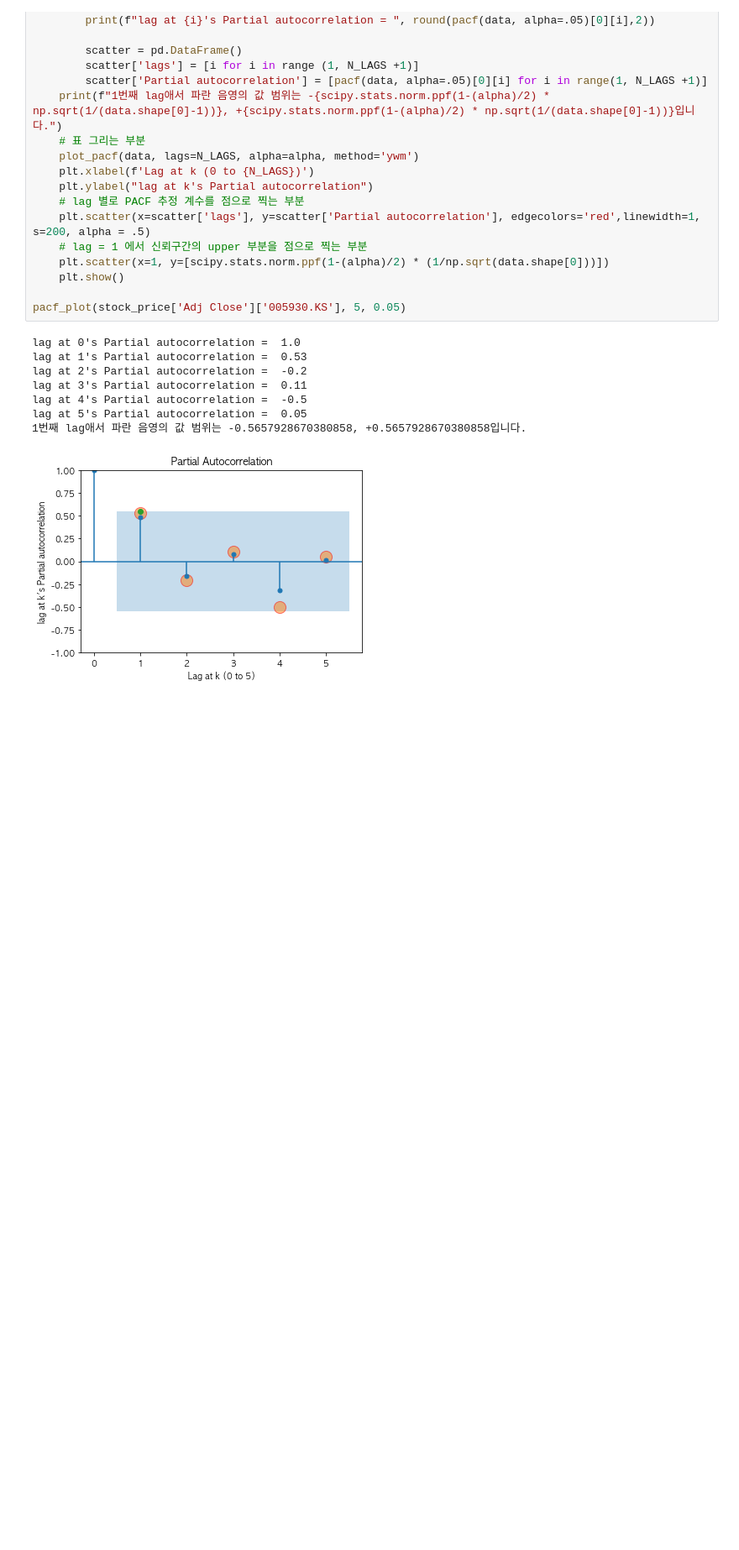
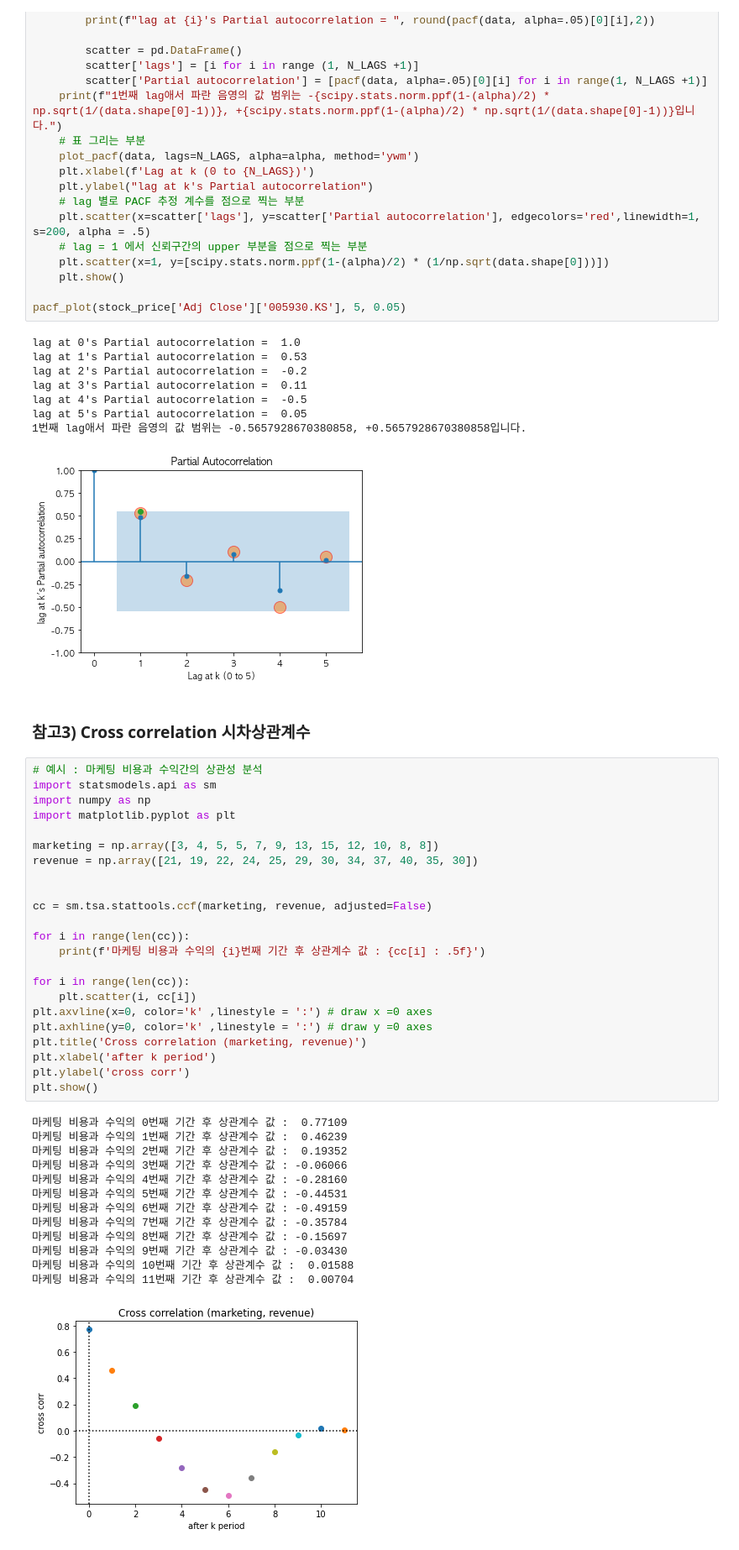
Before and after one commit to freejyb/fin_stats, a Jupyter notebook: 05 correlation_analysis.ipynb, the cells around one changed output. Shown at 84% size. Cells and saved outputs as stored; diff of their text form; blank space fills up the shorter version.

Commit message:
Cross correlation 추가

```diff
--- a/05 correlation_analysis.ipynb
+++ b/05 correlation_analysis.ipynb
@@ -639,3 +639,42 @@ lag at 4's Partial autocorrelation =  -0.5
 lag at 5's Partial autocorrelation =  0.05
 1번째 lag애서 파란 음영의 값 범위는 -0.5657928670380858, +0.5657928670380858입니다.
 [figure]
+# %% [markdown]
+### 참고3) Cross correlation 시차상관계수
+# %%
+# 예시 : 마케팅 비용과 수익간의 상관성 분석
+import statsmodels.api as sm
+import numpy as np
+import matplotlib.pyplot as plt
+
+marketing = np.array([3, 4, 5, 5, 7, 9, 13, 15, 12, 10, 8, 8])
+revenue = np.array([21, 19, 22, 24, 25, 29, 30, 34, 37, 40, 35, 30])
+
+
+cc = sm.tsa.stattools.ccf(marketing, revenue, adjusted=False)
+
+for i in range(len(cc)):
+    print(f'마케팅 비용과 수익의 {i}번째 기간 후 상관계수 값 : {cc[i] : .5f}')
+
+for i in range(len(cc)):
+    plt.scatter(i, cc[i])
+plt.axvline(x=0, color='k' ,linestyle = ':') # draw x =0 axes
+plt.axhline(y=0, color='k' ,linestyle = ':') # draw y =0 axes
+plt.title('Cross correlation (marketing, revenue)')
+plt.xlabel('after k period')
+plt.ylabel('cross corr')
+plt.show()
+# %% [output]
+마케팅 비용과 수익의 0번째 기간 후 상관계수 값 :  0.77109
+마케팅 비용과 수익의 1번째 기간 후 상관계수 값 :  0.46239
+마케팅 비용과 수익의 2번째 기간 후 상관계수 값 :  0.19352
+마케팅 비용과 수익의 3번째 기간 후 상관계수 값 : -0.06066
+마케팅 비용과 수익의 4번째 기간 후 상관계수 값 : -0.28160
+마케팅 비용과 수익의 5번째 기간 후 상관계수 값 : -0.44531
+마케팅 비용과 수익의 6번째 기간 후 상관계수 값 : -0.49159
+마케팅 비용과 수익의 7번째 기간 후 상관계수 값 : -0.35784
+마케팅 비용과 수익의 8번째 기간 후 상관계수 값 : -0.15697
+마케팅 비용과 수익의 9번째 기간 후 상관계수 값 : -0.03430
+마케팅 비용과 수익의 10번째 기간 후 상관계수 값 :  0.01588
+마케팅 비용과 수익의 11번째 기간 후 상관계수 값 :  0.00704
+[figure, added]
```
Also changed, not shown: parts of 10 cells of this notebook.
